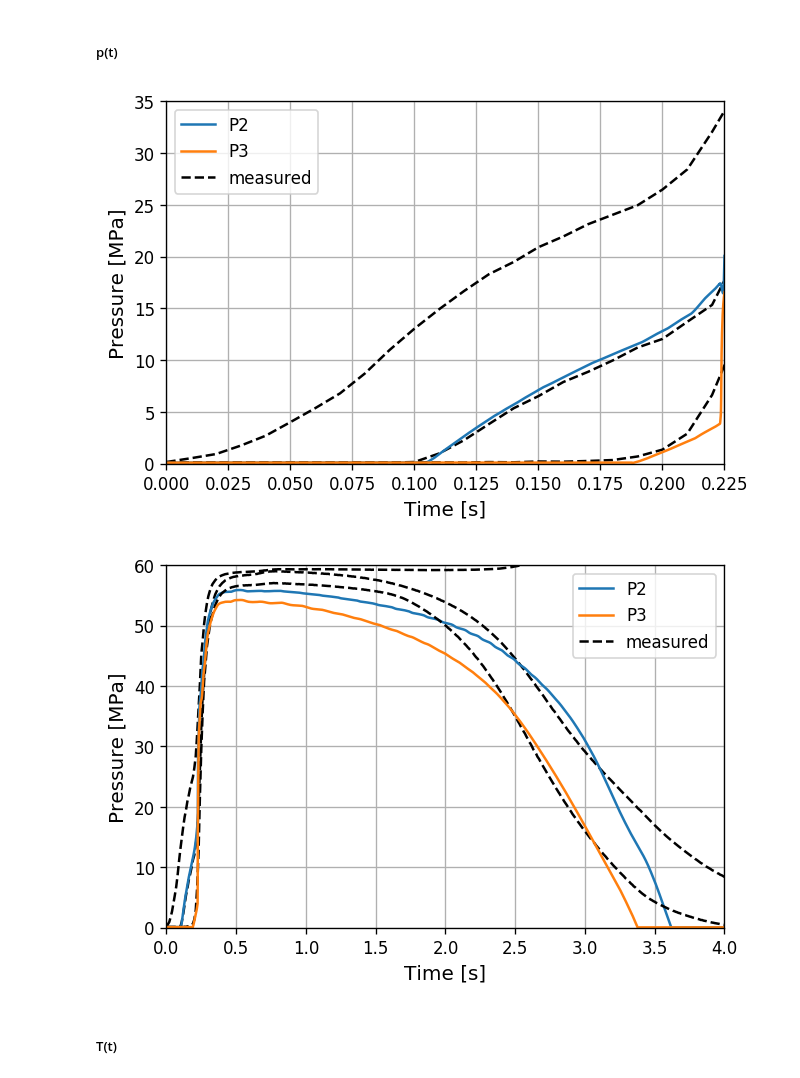
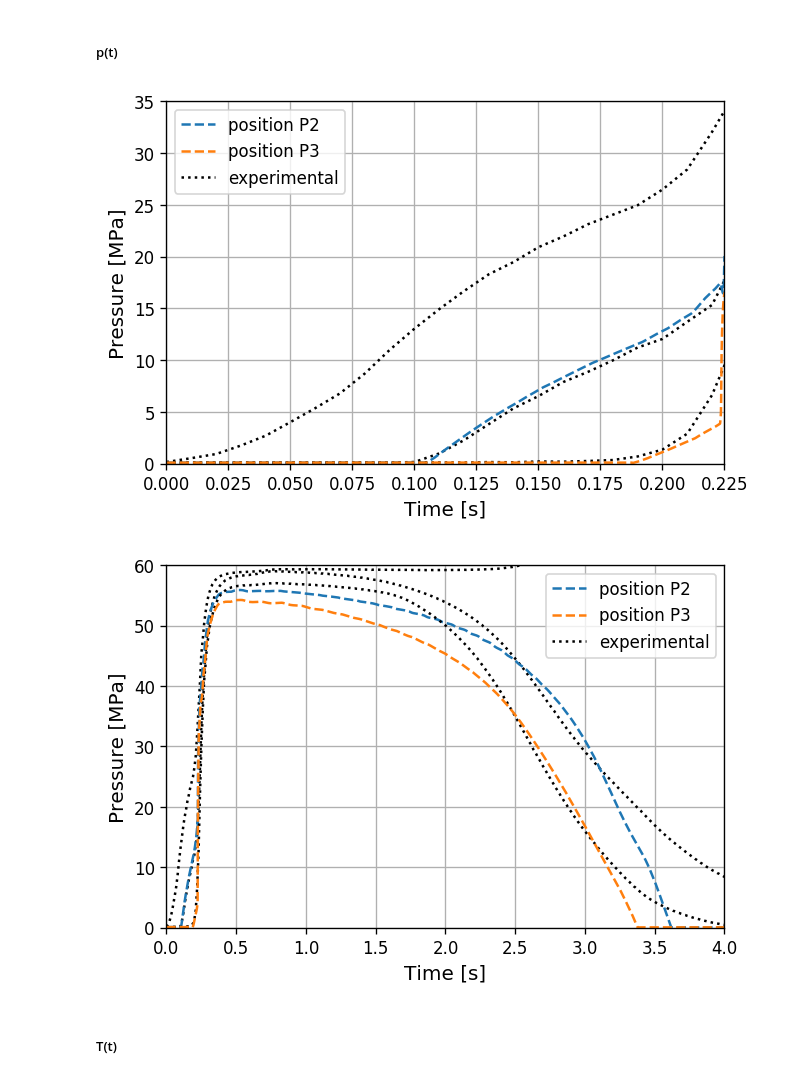
Before and after one commit to krebeljk/openInjMoldDyMSimCr, a Jupyter notebook: tutorials/fim_01_03.ipynb, the cells around one changed output. Cells and saved outputs as stored; diff of their text form; code cells hidden in the pictures.

```diff
--- a/tutorials/fim_01_03.ipynb
+++ b/tutorials/fim_01_03.ipynb
@@ -207,34 +207,34 @@ def tool_ppData(ver="01_03", region="", time="0", fo_name="heatFluxBody1", sdy="
 # %%
 def lok(ver, rng=4, rngy=60, export=False): #tool_ppData_patch(ver="01_03", region="", time="0", patch="pchCav", fo_name="heatFluxBody1", sdy="C"):
 
     fig, ax = plt.subplots(dpi=120)
     pm = tool_p_hist
 
     for pos in range(3):
-        ax.plot(pm.t(8),pm.p(8,pos+1)/1e6, color="black", linestyle="--")
+        ax.plot(pm.t(8),pm.p(8,pos+1)/1e6, color="black", linestyle=":")
         if pos>0:
             data = tool_ppDataAll(ver=ver, region="", fo_name="probes", sdy="B", field="p", pos=pos)
             ax.plot(data.index,data.values/1e6,
-                    label="P"+str(pos+1))
+                    label="position P"+str(pos+1), linestyle="--")
 
-    ax.plot([],[], label="measured", color="black", linestyle="--")
+    ax.plot([],[], label="experimental", color="black", linestyle=":")
     ax.set_xlabel('Time [s]')
     ax.set_ylabel('Pressure [MPa]')
     ax.grid()
     ax.legend()
     ax.set_ylim(0,rngy)
     ax.set_xlim(0,rng)
 
     if export:
         tool_fig_tiff(fig, "fim_01_03/fim_01_03_B_"+ver+"_p_"+str(rng)+"_01.tiff")
 
 #     ax.set_title('Ver ('+ver+') ')
 
 lok("04_09", 0.225,rngy=35, export=False)
 lok("04_09", 4, export=False)
 # %% [output]
-[figure, old version]
+[figure, new version]
-[figure, old version]
+[figure, new version]
 # %% [markdown]
 ##### T(t)
 # %%
```
Also changed, not shown: parts of 6 cells of this notebook.
